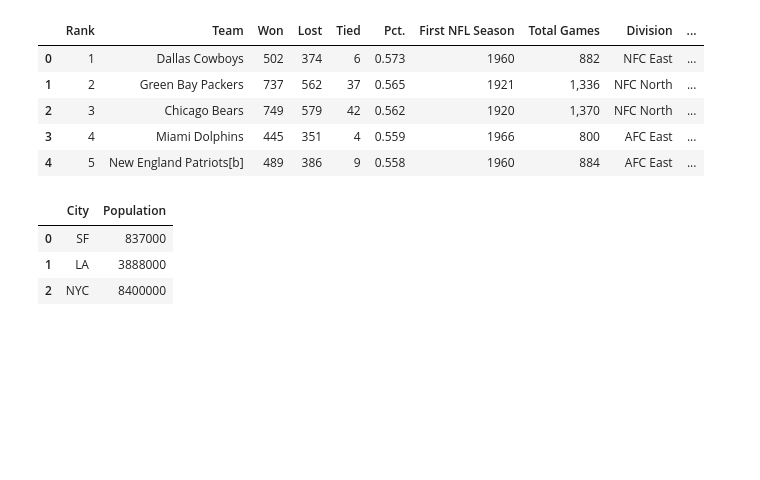
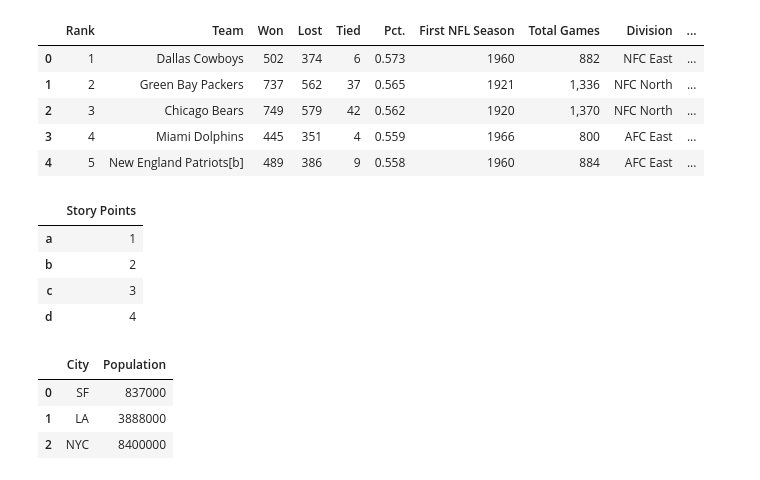
Before and after one commit to capKloss72/udemy-python, a Jupyter notebook: udemy/data visualisations/L 15 - DataFrames.ipynb, the cells around one changed output. Saved outputs shown, nothing was run; the diff lists cells and outputs as text; code cells hidden in the pictures; blank space fills up the shorter version.

```diff
--- a/udemy/data visualisations/L 15 - DataFrames.ipynb
+++ b/udemy/data visualisations/L 15 - DataFrames.ipynb
@@ -111,6 +111,17 @@ nfl_frame
 | 2 | 3 | Chicago Bears | 749 | 579 | 42 | 0.562 | 1920 | 1,370 | NFC North | ... |
 | 3 | 4 | Miami Dolphins | 445 | 351 | 4 | 0.559 | 1966 | 800 | AFC East | ... |
 | 4 | 5 | New England Patriots[b] | 489 | 386 | 9 | 0.558 | 1960 | 884 | AFC East | ... |
+# %%
+test = [1,2,3,4]
+inx = ['a','b','c','d']
+s = Series(test, index=inx)
+DataFrame(s,columns=['Story Points'])
+# %% [output]
+|  | Story Points |
+| a | 1 |
+| b | 2 |
+| c | 3 |
+| d | 4 |
 # %%
 data = {'City':['SF','LA','NYC'], 'Population':[837000,3888000,8400000]}
 # %%
```
